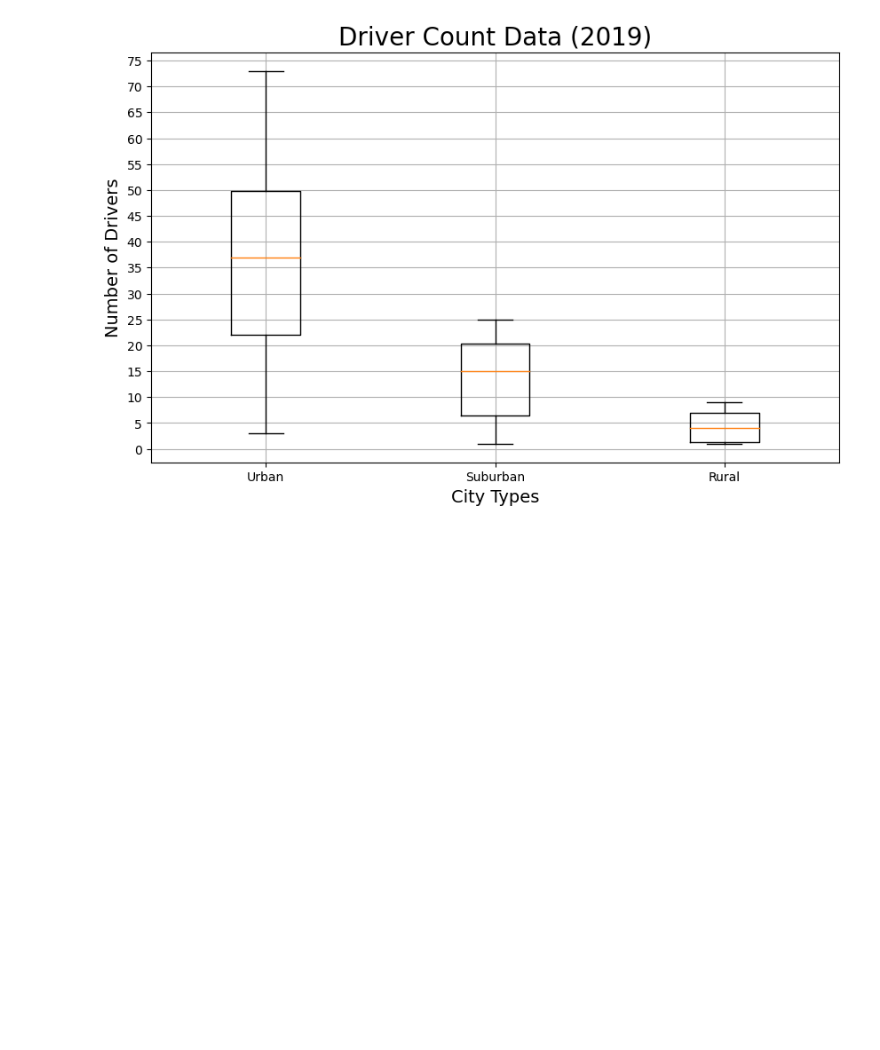
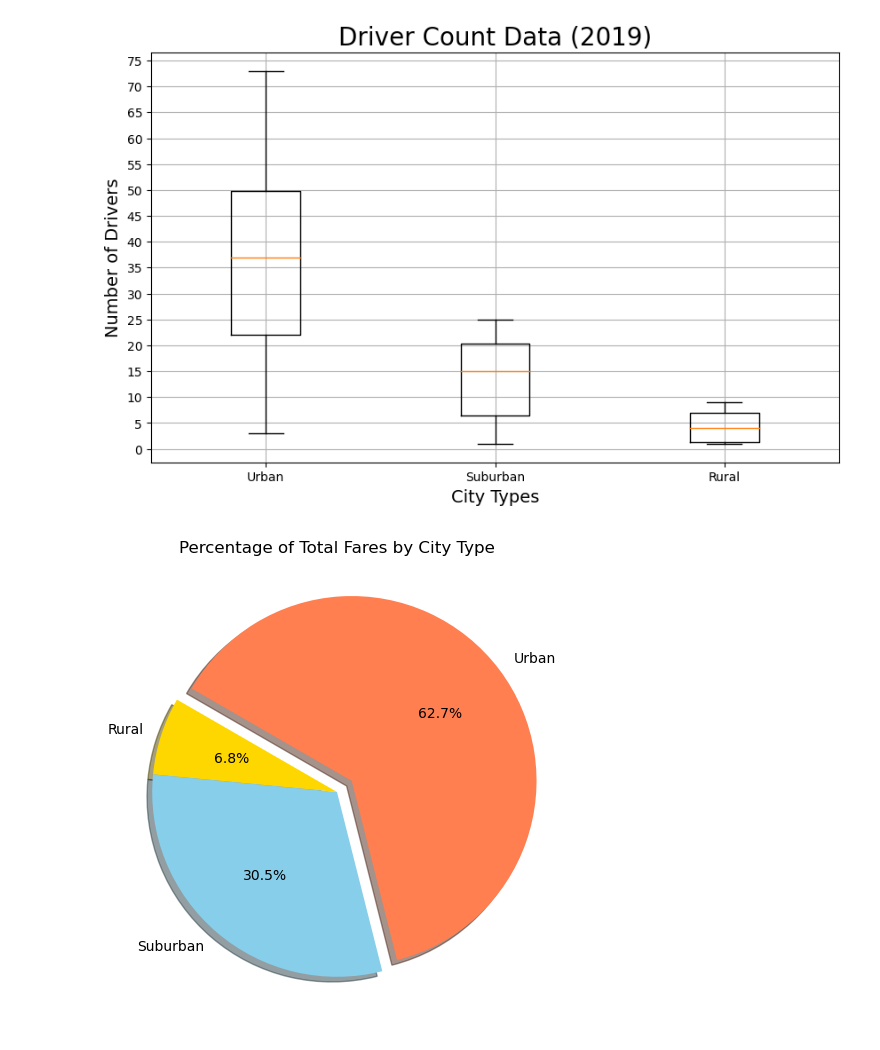
Before and after one commit to statocat/UNCBC-HW5-PyBer, a Jupyter notebook: Deliverables/PyBerAnalysis.ipynb, the cells around one changed output. Drawn from its saved outputs; the diff is of its cells as text; code cells hidden in the pictures; blank space fills up the shorter version.

```diff
--- a/Deliverables/PyBerAnalysis.ipynb
+++ b/Deliverables/PyBerAnalysis.ipynb
@@ -510,2 +524,30 @@ plt.savefig("../Deliverables//Fig4.png")
 # %% [output]
 [figure]
+# %%
+fare_percentages = []
+
+for i in range (0, len(df['type'].unique())):
+    percent = df.groupby(['type']).sum()['fare'][i]/df['fare'].sum()
+    fare_percentages.append(percent)
+# %%
+# make a pie chart of fare proportions by city type
+
+plt.subplots(figsize = (10,6))
+
+plt.pie(fare_percentages,
+        labels = ['Rural','Suburban','Urban'],
+        colors= ['gold','skyblue','coral'],
+        explode=[0,0,0.1],
+        shadow = True,
+        startangle=150,
+        autopct='%1.1f%%')
+
+plt.title('Percentage of Total Fares by City Type')
+
+mpl.rcParams['font.size'] = 14
+
+plt.savefig('../Deliverables/Fig5.png')
+
+plt.show()
+# %% [output]
+[figure, added]
```
Also changed, not shown: parts of 11 cells of this notebook, 2 other files.
